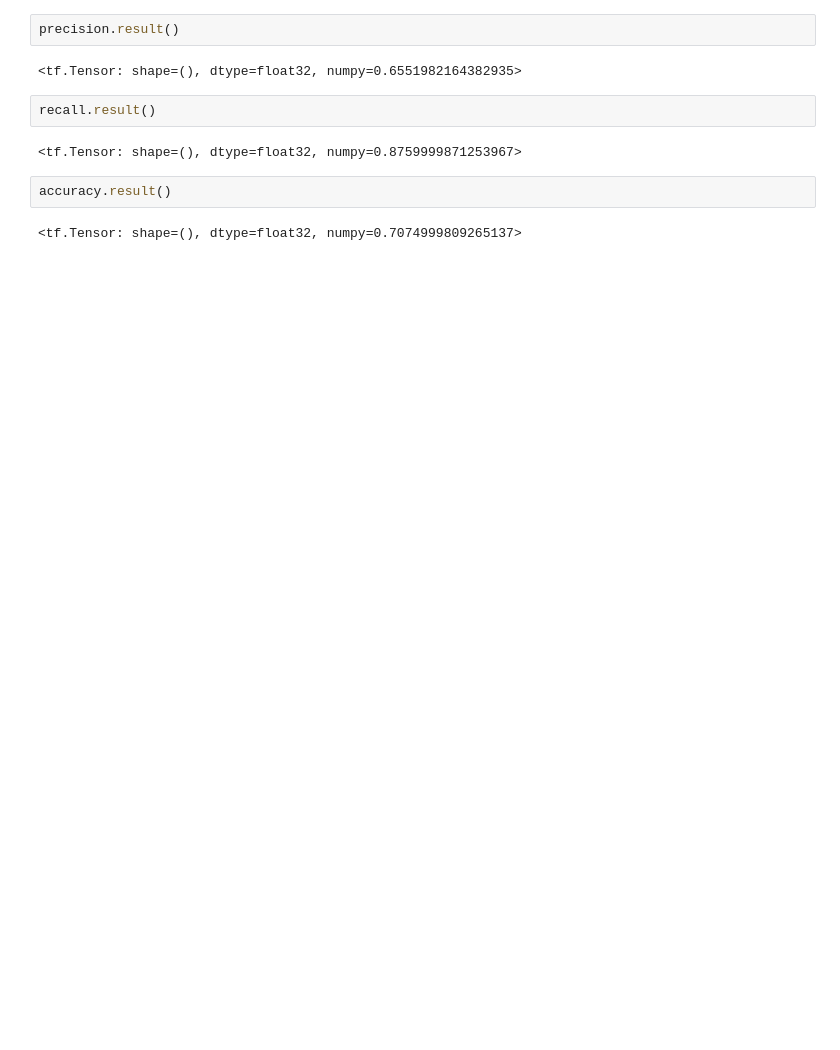
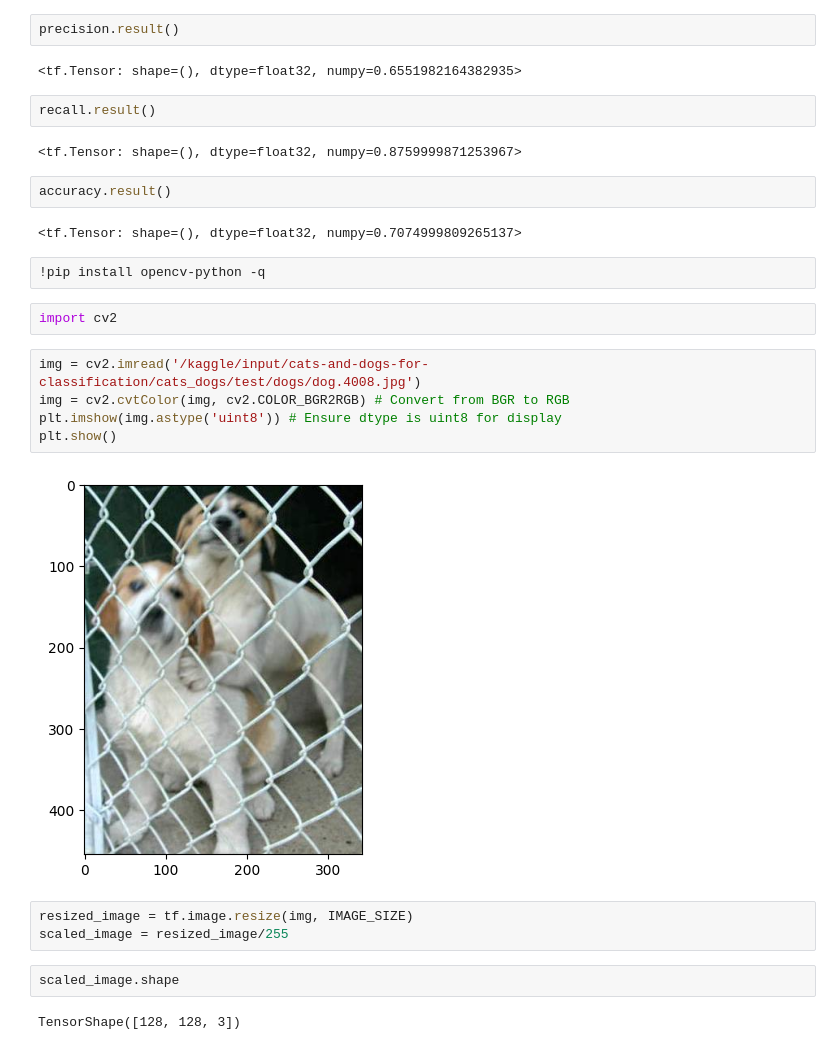
Before and after one commit to nipunnirmal21/Image-Classifier-CNN-, a Jupyter notebook: CNN.ipynb, the cells around one changed output. Cells and saved outputs as stored; diff of their text form; blank space fills up the shorter version.

```diff
--- a/CNN.ipynb
+++ b/CNN.ipynb
@@ -306,3 +304,21 @@ recall.result()
 accuracy.result()
 # %% [output]
 <tf.Tensor: shape=(), dtype=float32, numpy=0.7074999809265137>
+# %%
+!pip install opencv-python -q
+# %%
+import cv2
+# %%
+img = cv2.imread('/kaggle/input/cats-and-dogs-for-classification/cats_dogs/test/dogs/dog.4008.jpg')
+img = cv2.cvtColor(img, cv2.COLOR_BGR2RGB) # Convert from BGR to RGB
+plt.imshow(img.astype('uint8')) # Ensure dtype is uint8 for display
+plt.show()
+# %% [output]
+[figure, added]
+# %%
+resized_image = tf.image.resize(img, IMAGE_SIZE)
+scaled_image = resized_image/255
+# %%
+scaled_image.shape
+# %% [output]
+TensorShape([128, 128, 3])
```
Also changed, not shown: parts of 6 cells of this notebook.
